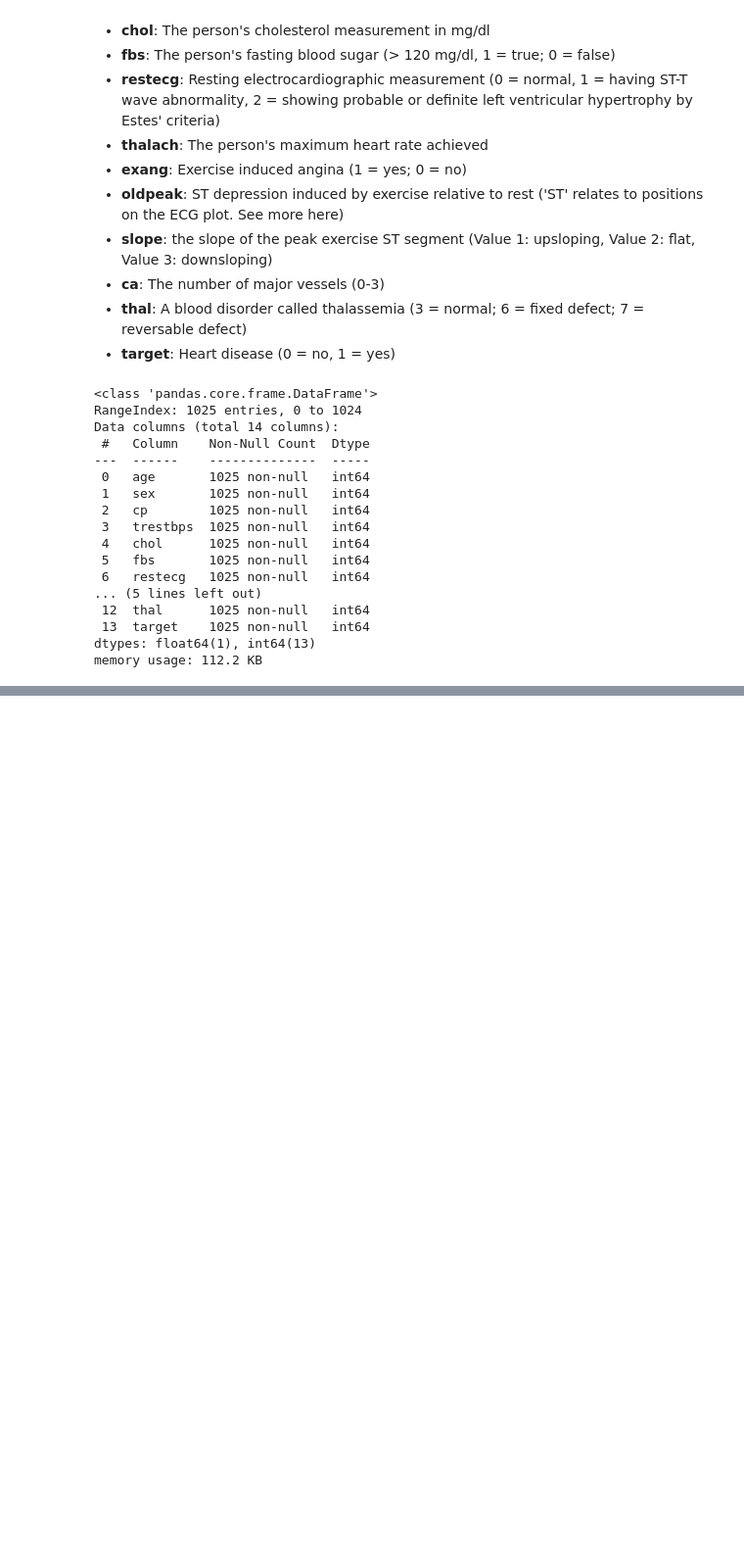
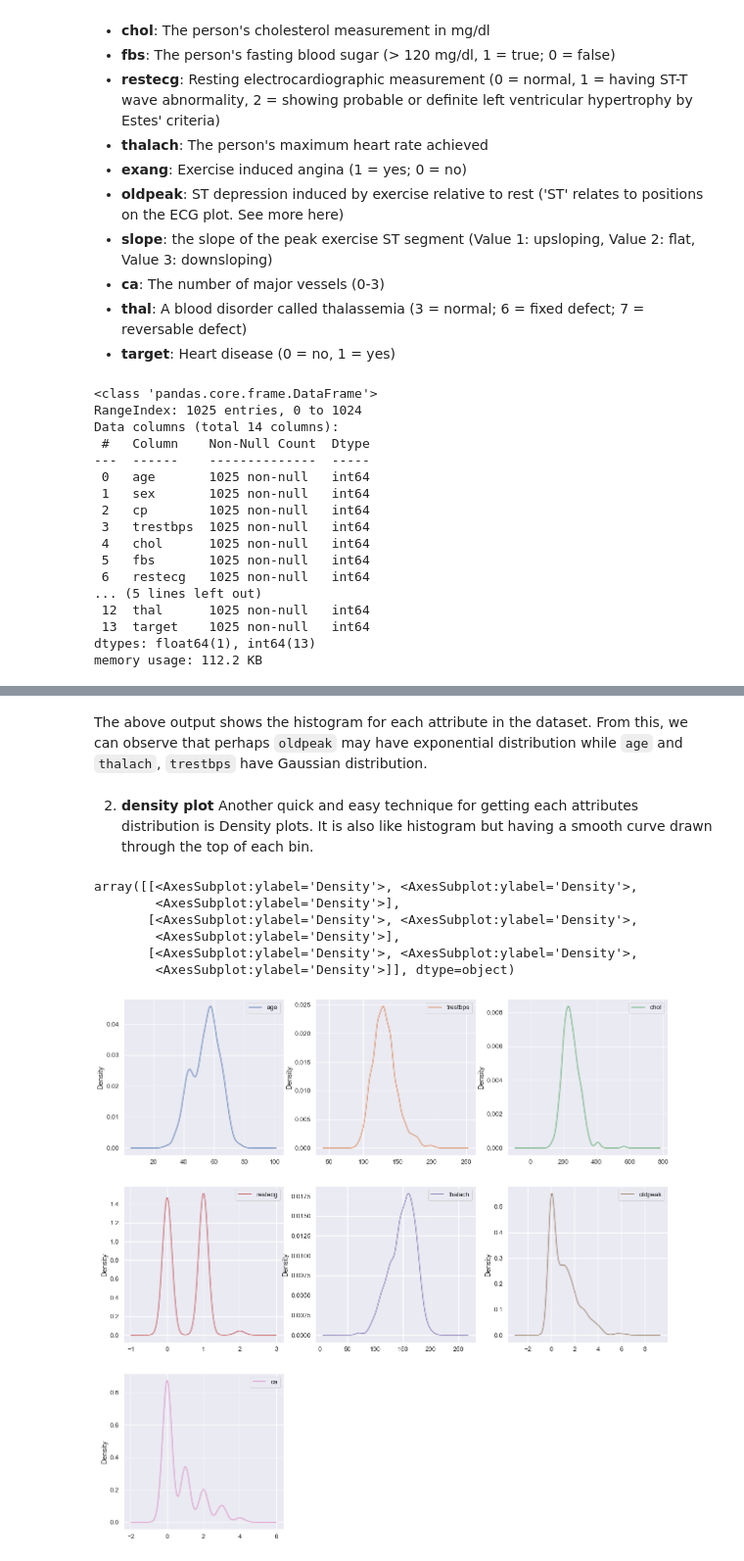
Before and after one commit to franck225-coder/Machine-Learning-project-series, a Jupyter notebook: logistic regression/heart disease prediction/heart_disease_prediction.ipynb, the cells around one changed output, grey strips where cells are left out. Shown: that part at 98% size. Cells and saved outputs as stored; diff of their text form; code cells hidden in the pictures; blank space fills up the shorter version.

```diff
--- a/logistic regression/heart disease prediction/heart_disease_prediction.ipynb
+++ b/logistic regression/heart disease prediction/heart_disease_prediction.ipynb
@@ -139,0 +168,16 @@ Length: 14, dtype: float64
+# %% [markdown]
+The above output shows the histogram for each attribute in the dataset. From this, we can observe that perhaps `oldpeak` may have exponential distribution while `age` and `thalach`, `trestbps` have Gaussian distribution.
+# %% [markdown]
+2. **density plot**
+Another quick and easy technique for getting each attributes distribution is Density plots. It is also like histogram but having a smooth curve drawn through the top of each bin.
+# %%
+sns.set(font_scale = 1.2)
+data.plot(kind="density", subplots=True, layout=(3,3), sharex=False, figsize=(20,20))
+# %% [output]
+array([[<AxesSubplot:ylabel='Density'>, <AxesSubplot:ylabel='Density'>,
+        <AxesSubplot:ylabel='Density'>],
+       [<AxesSubplot:ylabel='Density'>, <AxesSubplot:ylabel='Density'>,
+        <AxesSubplot:ylabel='Density'>],
+       [<AxesSubplot:ylabel='Density'>, <AxesSubplot:ylabel='Density'>,
+        <AxesSubplot:ylabel='Density'>]], dtype=object)
+[figure, added]
```
Also changed, not shown: parts of 6 cells of this notebook.
